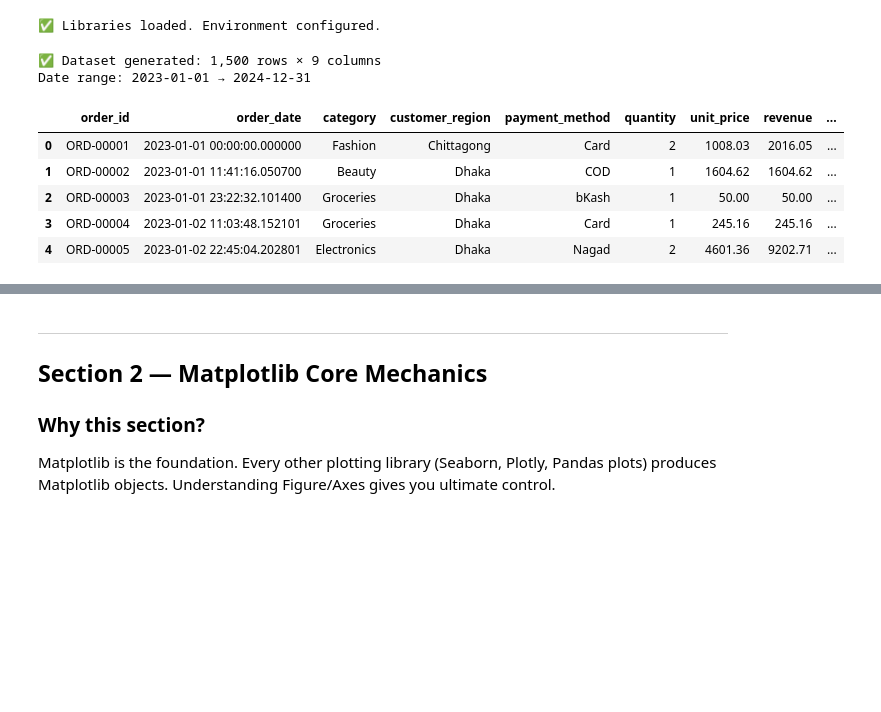
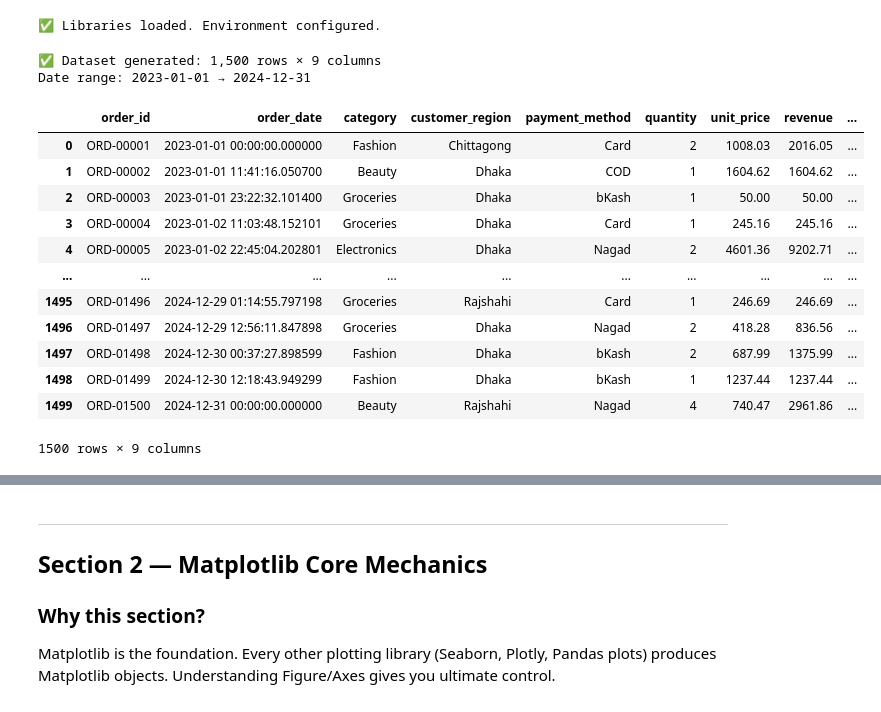
Before and after one commit to salmansrizon/interview-Prep-Case-Study, a Jupyter notebook: Job Ready AI Bootcamp/week 3/Class 1 Lecture/class05_lecture.ipynb, the cells around one changed output, grey strips where cells are left out. Drawn from its saved outputs; the diff is of its cells as text; code cells hidden in the pictures; blank space fills up the shorter version.

```diff
--- a/Job Ready AI Bootcamp/week 3/Class 1 Lecture/class05_lecture.ipynb
+++ b/Job Ready AI Bootcamp/week 3/Class 1 Lecture/class05_lecture.ipynb
@@ -151,34 +151,41 @@ discount_pct = np.random.beta(2, 5, size=N) * 100  # Scale to percentage
 # ── Assemble DataFrame ───────────────────────────────────────
 df = pd.DataFrame({
     'order_id':       [f'ORD-{i:05d}' for i in range(1, N+1)],
     'order_date':     dates,
     'category':       cat_col,
     'customer_region': region_col,
     'payment_method': payment_col,
     'quantity':       quantities,
     'unit_price':     unit_prices.round(2),
     'revenue':        revenue.round(2),
     'discount_pct':   discount_pct.round(1),
 })
 
 # ── Inject Missing Values (Realistic) ───────────────────────
 # WHY: 5% of discount values are null — simulating incomplete form submissions.
 # This gives us something to detect in the missing value analysis.
 null_idx = np.random.choice(N, size=int(N * 0.05), replace=False)
 df.loc[null_idx, 'discount_pct'] = np.nan
 
 print(f"✅ Dataset generated: {df.shape[0]:,} rows × {df.shape[1]} columns")
 print(f"Date range: {df['order_date'].min().date()} → {df['order_date'].max().date()}")
-df.head()
+df
 # %% [output]
 ✅ Dataset generated: 1,500 rows × 9 columns
 Date range: 2023-01-01 → 2024-12-31
 |  | order_id | order_date | category | customer_region | payment_method | quantity | unit_price | revenue | ... |
 | 0 | ORD-00001 | 2023-01-01 00:00:00.000000 | Fashion | Chittagong | Card | 2 | 1008.03 | 2016.05 | ... |
 | 1 | ORD-00002 | 2023-01-01 11:41:16.050700 | Beauty | Dhaka | COD | 1 | 1604.62 | 1604.62 | ... |
 | 2 | ORD-00003 | 2023-01-01 23:22:32.101400 | Groceries | Dhaka | bKash | 1 | 50.00 | 50.00 | ... |
 | 3 | ORD-00004 | 2023-01-02 11:03:48.152101 | Groceries | Dhaka | Card | 1 | 245.16 | 245.16 | ... |
 | 4 | ORD-00005 | 2023-01-02 22:45:04.202801 | Electronics | Dhaka | Nagad | 2 | 4601.36 | 9202.71 | ... |
+| ... | ... | ... | ... | ... | ... | ... | ... | ... | ... |
+| 1495 | ORD-01496 | 2024-12-29 01:14:55.797198 | Groceries | Rajshahi | Card | 1 | 246.69 | 246.69 | ... |
+| 1496 | ORD-01497 | 2024-12-29 12:56:11.847898 | Groceries | Dhaka | Nagad | 2 | 418.28 | 836.56 | ... |
+| 1497 | ORD-01498 | 2024-12-30 00:37:27.898599 | Fashion | Dhaka | bKash | 2 | 687.99 | 1375.99 | ... |
+| 1498 | ORD-01499 | 2024-12-30 12:18:43.949299 | Fashion | Dhaka | bKash | 1 | 1237.44 | 1237.44 | ... |
+| 1499 | ORD-01500 | 2024-12-31 00:00:00.000000 | Beauty | Rajshahi | Nagad | 4 | 740.47 | 2961.86 | ... |
+1500 rows × 9 columns
 # %%
 # ─────────────────────────────────────────────────────────────
 # CELL 1.3 — First Look at the Data
```
Also changed, not shown: parts of 8 cells of this notebook, 43 other files.
